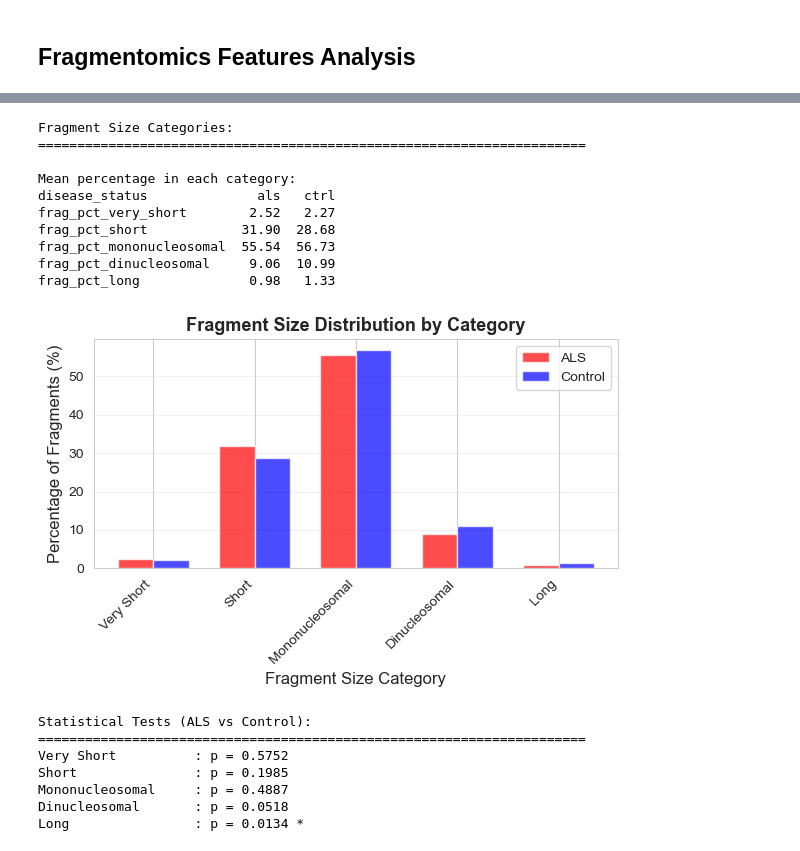
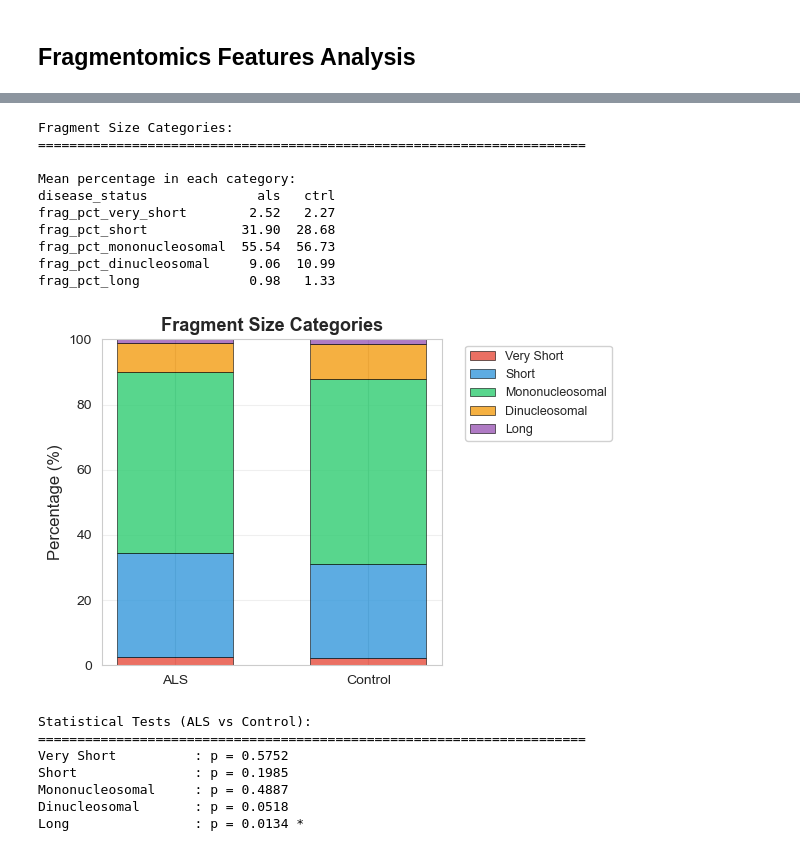
Before and after one commit to maggiebr0wn/wgbs_classifier, a Jupyter notebook: notebooks/03_feature_extraction.ipynb, the cells around one changed output, grey strips where cells are left out. Cells and saved outputs as stored; diff of their text form; code cells hidden in the pictures.

```diff
--- a/notebooks/03_feature_extraction.ipynb
+++ b/notebooks/03_feature_extraction.ipynb
@@ -319,5 +340,4 @@ frag_kurtosis   22.0   13.52   3.86    7.01   11.29   13.43   15.37   24.28
 # %%
-# Fragment size categories
 print("Fragment Size Categories:")
 print("=" * 70)
 
@@ -330,54 +350,66 @@ print(fragmentomics_df.groupby('disease_status')[cat_cols].mean().T.round(2))
 # Visualize
 fig, ax = plt.subplots(figsize=(6, 4))
 
-# Prepare data for grouped bar chart
+# Prepare data
 categories = [c.replace('frag_pct_', '').replace('_', ' ').title() for c in cat_cols]
 als_means = fragmentomics_df[fragmentomics_df['disease_status'] == 'als'][cat_cols].mean().values
 ctrl_means = fragmentomics_df[fragmentomics_df['disease_status'] == 'ctrl'][cat_cols].mean().values
 
-x = np.arange(len(categories))
-width = 0.35
+# Stacked bar chart
+x = ['ALS', 'Control']
+width = 0.6
 
-ax.bar(x - width/2, als_means, width, label='ALS', color='red', alpha=0.7)
-ax.bar(x + width/2, ctrl_means, width, label='Control', color='blue', alpha=0.7)
+colors = ['#e74c3c', '#3498db', '#2ecc71', '#f39c12', '#9b59b6']
 
-ax.set_xlabel('Fragment Size Category', fontsize=12)
-ax.set_ylabel('Percentage of Fragments (%)', fontsize=12)
-ax.set_title('Fragment Size Distribution by Category', fontsize=13, fontweight='bold')
-ax.set_xticks(x)
-ax.set_xticklabels(categories, rotation=45, ha='right')
-ax.legend()
+bottom_als = 0
+bottom_ctrl = 0
+
+for i, (cat, color) in enumerate(zip(categories, colors)):
+    ax.bar(0, als_means[i], width, bottom=bottom_als,
+          color=color, alpha=0.8, edgecolor='black', linewidth=0.5)
+    ax.bar(1, ctrl_means[i], width, bottom=bottom_ctrl,
+          color=color, alpha=0.8, label=cat, edgecolor='black', linewidth=0.5)
+
+    bottom_als += als_means[i]
+    bottom_ctrl += ctrl_means[i]
+
+ax.set_ylabel('Percentage (%)', fontsize=12)
+ax.set_title('Fragment Size Categories', fontsize=13, fontweight='bold')
+ax.set_xticks([0, 1])
+ax.set_xticklabels(x)
+ax.set_ylim([0, 100])
+ax.legend(bbox_to_anchor=(1.05, 1), loc='upper left', fontsize=9, framealpha=0.9)
 ax.grid(True, alpha=0.3, axis='y')
 
 plt.tight_layout()
 plt.show()
 
 # Statistical tests
 from scipy.stats import mannwhitneyu
 
 print("\n\nStatistical Tests (ALS vs Control):")
 print("=" * 70)
 for col in cat_cols:
     als_vals = fragmentomics_df[fragmentomics_df['disease_status'] == 'als'][col]
     ctrl_vals = fragmentomics_df[fragmentomics_df['disease_status'] == 'ctrl'][col]
 
     stat, p_val = mannwhitneyu(als_vals, ctrl_vals)
 
     cat_name = col.replace('frag_pct_', '').replace('_', ' ').title()
     sig = '***' if p_val < 0.001 else '**' if p_val < 0.01 else '*' if p_val < 0.05 else ''
     print(f"{cat_name:20s}: p = {p_val:.4f} {sig}")
 # %% [output]
 Fragment Size Categories:
 ======================================================================
 
 Mean percentage in each category:
 disease_status              als   ctrl
 frag_pct_very_short        2.52   2.27
 frag_pct_short            31.90  28.68
 frag_pct_mononucleosomal  55.54  56.73
 frag_pct_dinucleosomal     9.06  10.99
 frag_pct_long              0.98   1.33
-[figure, old version]
+[figure, new version]
 Statistical Tests (ALS vs Control):
 ======================================================================
 Very Short          : p = 0.5752
```
Also changed, not shown: parts of 24 cells of this notebook, 7 other files.
